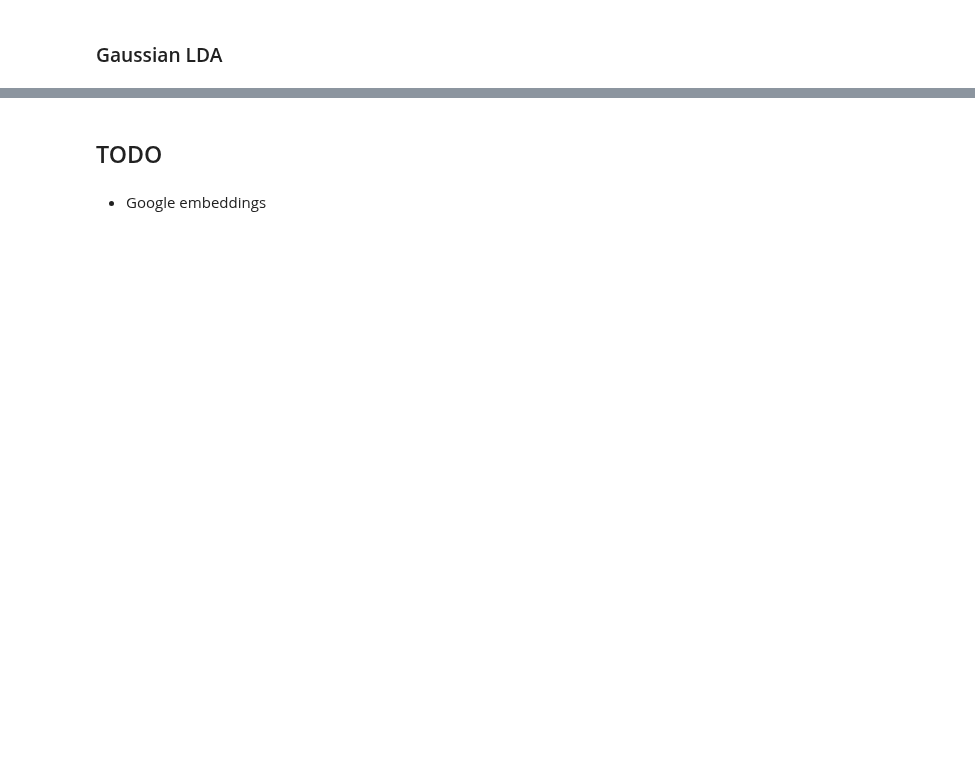
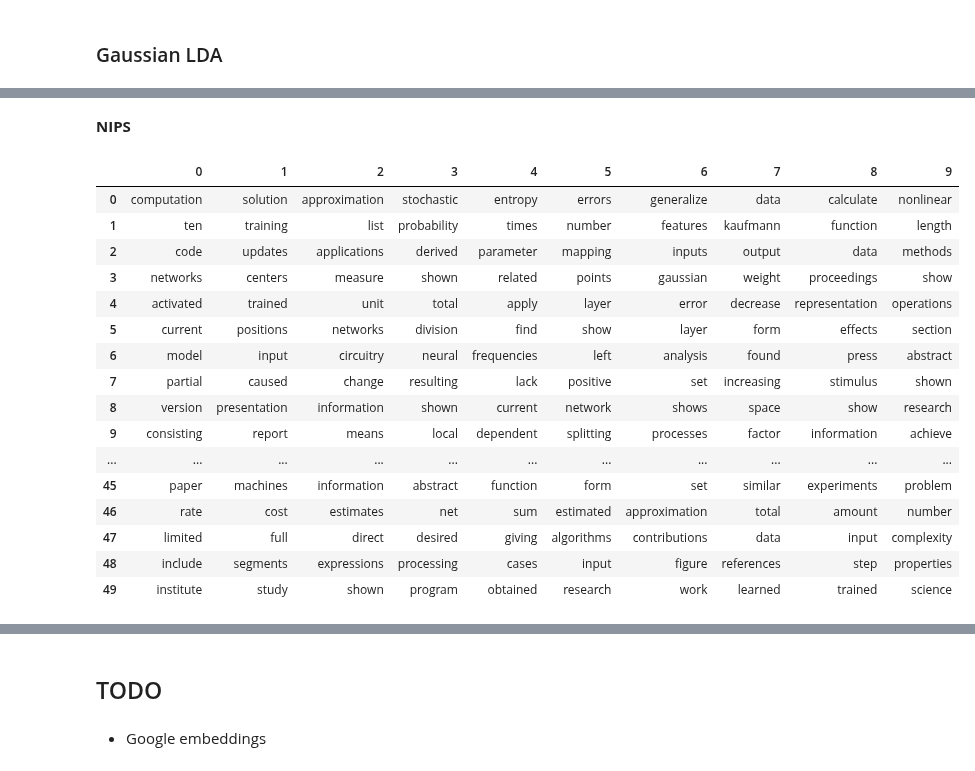
Before and after one commit to knub/master-thesis, a Jupyter notebook: notebooks/Competitive Evaluation.ipynb, the cells around one changed output, grey strips where cells are left out. Cells and saved outputs as stored; diff of their text form; code cells hidden in the pictures; blank space fills up the shorter version.

Commit message:
Latest version of competitive evaluation

```diff
--- a/notebooks/Competitive Evaluation.ipynb
+++ b/notebooks/Competitive Evaluation.ipynb
@@ -59,0 +289,23 @@ for df_concept in [df_we_concept, df_tm_concept]:
+# %% [markdown]
+**NIPS**
+# %%
+df_tc_shdp_nips_topics = pnd.read_csv("/home/stefan.bunk/sHDP/results/20news/embeddings-ours.dim-50.seed-1.topics-50.alpha-1-0.gamma-2-0.kappa-0-6.tau-0-8.batch-10/prob-based.topics", header=None, sep=" ")
+df_tc_shdp_nips_topics
+# %% [output]
+|  | 0 | 1 | 2 | 3 | 4 | 5 | 6 | 7 | 8 | 9 |
+| 0 | computation | solution | approximation | stochastic | entropy | errors | generalize | data | calculate | nonlinear |
+| 1 | ten | training | list | probability | times | number | features | kaufmann | function | length |
+| 2 | code | updates | applications | derived | parameter | mapping | inputs | output | data | methods |
+| 3 | networks | centers | measure | shown | related | points | gaussian | weight | proceedings | show |
+| 4 | activated | trained | unit | total | apply | layer | error | decrease | representation | operations |
+| 5 | current | positions | networks | division | find | show | layer | form | effects | section |
+| 6 | model | input | circuitry | neural | frequencies | left | analysis | found | press | abstract |
+| 7 | partial | caused | change | resulting | lack | positive | set | increasing | stimulus | shown |
+| 8 | version | presentation | information | shown | current | network | shows | space | show | research |
+| 9 | consisting | report | means | local | dependent | splitting | processes | factor | information | achieve |
+| ... | ... | ... | ... | ... | ... | ... | ... | ... | ... | ... |
+| 45 | paper | machines | information | abstract | function | form | set | similar | experiments | problem |
+| 46 | rate | cost | estimates | net | sum | estimated | approximation | total | amount | number |
+| 47 | limited | full | direct | desired | giving | algorithms | contributions | data | input | complexity |
+| 48 | include | segments | expressions | processing | cases | input | figure | references | step | properties |
+| 49 | institute | study | shown | program | obtained | research | work | learned | trained | science |
```
Also changed, not shown: parts of 61 cells of this notebook.
